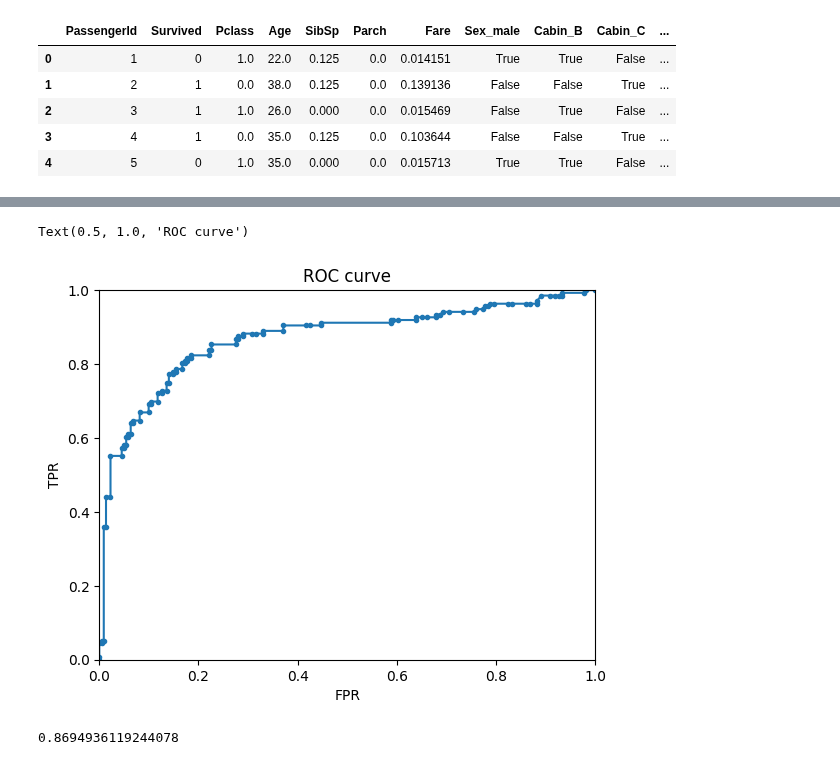
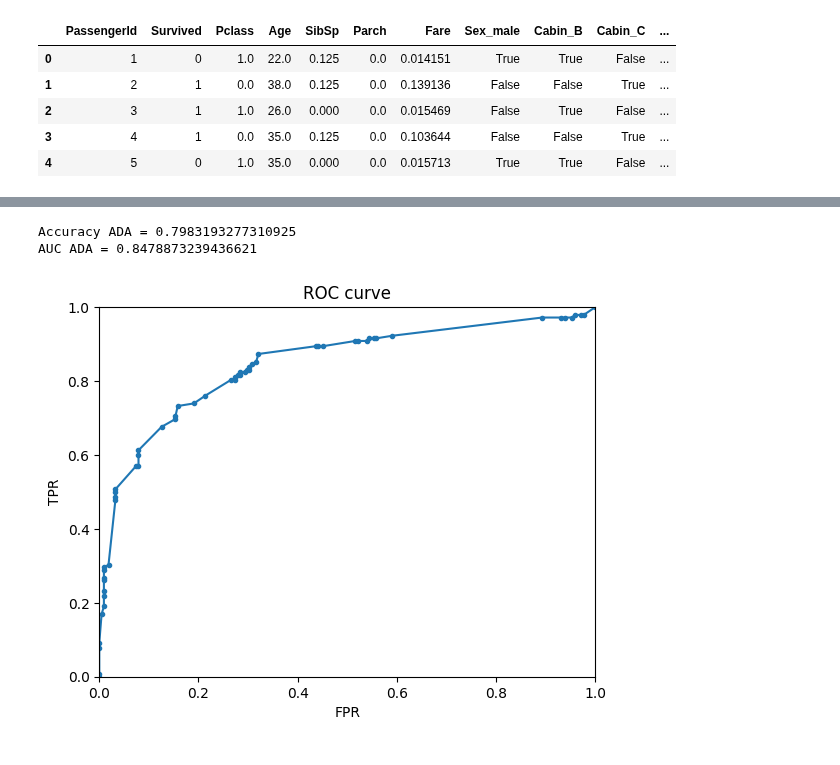
Before and after one commit to Stepsyota/BSU, a Jupyter notebook: Lab4/Lab4.ipynb, the cells around one changed output, grey strips where cells are left out. Cells and saved outputs as stored; diff of their text form; code cells hidden in the pictures.

```diff
--- a/Lab4/Lab4.ipynb
+++ b/Lab4/Lab4.ipynb
@@ -15,10 +18,7 @@ df.head(5)
 #Решить задачу классификации методом случайного леса. Оценить работу модели через OOB данные
 from sklearn.ensemble import RandomForestClassifier
 
-X_class = df.drop(["Survived"], axis = "columns")
-y_class = df["Survived"]
-
-clf1 = RandomForestClassifier(max_depth = 4, random_state = 5, bootstrap = True, oob_score = True, max_features = "sqrt")
-clf1.fit(X_class, y_class)
-print(clf1.oob_score_)
+class_RandFor_1 = RandomForestClassifier(max_depth = 4, random_state = 5, bootstrap = True, oob_score = True, max_features = "sqrt")
+class_RandFor_1.fit(X_class, y_class)
+print(f"Accuracy Random Forest OOB = {class_RandFor_1.oob_score_}")
 # %% [output]
@@ -38,21 +58,32 @@ print(accuracy_score(y_test, y_pred))
-# %%
-from sklearn.metrics import roc_curve
-from matplotlib import pyplot as plt
-fpr, tpr, thresholds = roc_curve(y_test, y_pred_proba[:,1])
-
-plt.plot(fpr, tpr, marker='.')
-plt.ylim([0,1])
-plt.xlim([0,1])
-plt.ylabel('TPR')
-plt.xlabel('FPR')
-plt.title('ROC curve')
-# %% [output]
-Text(0.5, 1.0, 'ROC curve')
-[figure, removed]
-# %%
-from sklearn.metrics import auc
-auc_metric = auc(fpr, tpr)
-
-print(auc_metric)
-# %% [output]
-0.8694936119244078
+# %%
+# Решить задачу классификации методом AdaBoost и методом градиентного бустинга.
+from sklearn.ensemble import AdaBoostClassifier
+from sklearn.model_selection import train_test_split
+from sklearn.metrics import accuracy_score, roc_curve
+from matplotlib import pyplot as plt
+
+X_train_Ada, X_test_Ada, y_train_Ada, y_test_Ada = train_test_split(X_class, y_class, test_size=0.4, random_state=3)
+
+class_Ada = AdaBoostClassifier(n_estimators=100, learning_rate=0.5, random_state=44)
+class_Ada.fit(X_train_Ada, y_train_Ada)
+
+y_pred_Ada = class_Ada.predict(X_test_Ada)
+y_pred_proba_Ada = class_Ada.predict_proba(X_test_Ada)
+
+fpr_Ada, tpr_Ada, thresholds_Ada = roc_curve(y_test_Ada, y_pred_proba_Ada[:,1])
+
+plt.plot(fpr_Ada, tpr_Ada, marker='.')
+plt.ylim([0,1])
+plt.xlim([0,1])
+plt.ylabel('TPR')
+plt.xlabel('FPR')
+plt.title('ROC curve')
+
+auc_metric_Ada = auc(fpr_Ada, tpr_Ada)
+
+print(f"Accuracy ADA = {accuracy_score(y_test_Ada, y_pred_Ada)}")
+print(f"AUC ADA = {auc_metric_Ada}")
+# %% [output]
+Accuracy ADA = 0.7983193277310925
+AUC ADA = 0.8478873239436621
+[figure, added]
```
Also changed, not shown: parts of 4 cells of this notebook.
